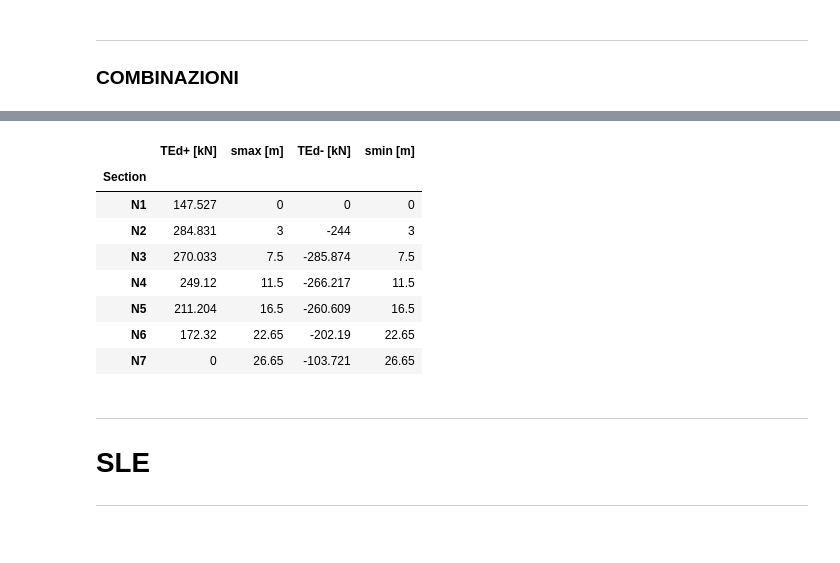
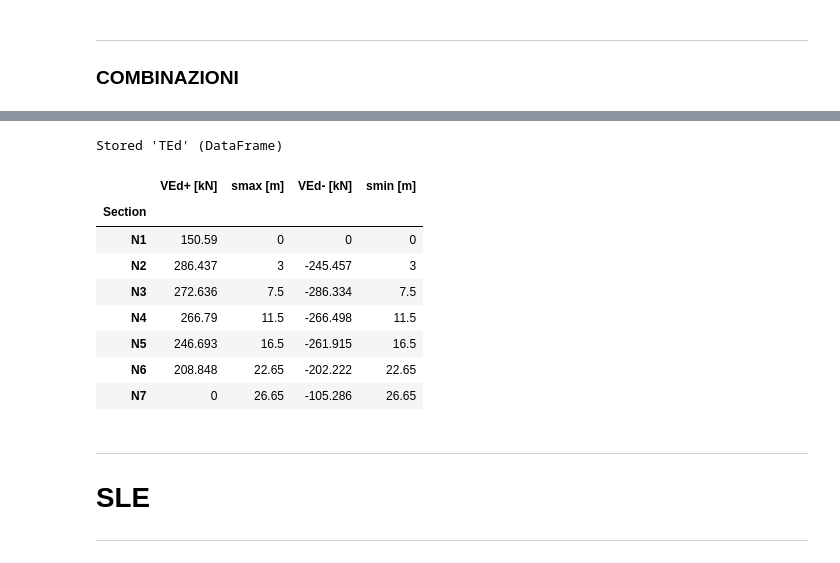
Before and after one commit to akaanzo/structural-safety, a Jupyter notebook: beam_sol.ipynb, the cells around one changed output, grey strips where cells are left out. Cells and saved outputs as stored; diff of their text form; code cells hidden in the pictures.

```diff
--- a/beam_sol.ipynb
+++ b/beam_sol.ipynb
@@ -347,5 +337,5 @@ Matrix(R5)
 # %% [output]
 $\displaystyle \left[\begin{matrix}0.016088940484343\\-0.0464791613992129\\0.197592300323337\\-0.553379107958977\\3.0620443562936\\0.554273238034834\end{matrix}\right]$
 # %%
-s = np.linspace(0,26.65, num=1000)
+s = np.arange(0, 26.65, .001)
 M5 = (X5[0] + R5[0] * s) * (Hv(s) - Hv(s-3)) + (X5[1] + R5[1]*(s-3)) * (Hv(s-3) - Hv(s-(3+4.5))) + (X5[2] + R5[2]*(s-(3+4.5)))*(Hv(s-(3+4.5)) - Hv(s-(3+4.5+4))) + (X5[3] + R5[3]*(s-(3+4.5+4)))* (Hv(s-(3+4.5+4)) - Hv(s-(3+4.5+4+5))) + (X5[4] + R5[4]*(s-(3+4.5+4+5)) - 1*(s-(3+4.5+4+5))**2 /2) * (Hv(s-(3+4.5+4+5)) - Hv(s-(3+4.5+4+5+6.15))) + (X5[5] + R5[5]*(s-(3+4.5+4+5+6.15))) * (Hv(s-(3+4.5+4+5+6.15)) - Hv(s-(3+4.5+4+5+6.15+4)))
@@ -393,5 +381,5 @@ Matrix(R6)
 # %% [output]
 $\displaystyle \left[\begin{matrix}-0.00192398086187493\\0.00555816693430534\\-0.0236288899599015\\0.0661753217441882\\-0.182311207344124\\2.21640326691657\end{matrix}\right]$
 # %%
-s = np.linspace(0,26.65, num=1000)
+s = np.arange(0, 26.65, .001)
 M6 = (X6[0] + R6[0] * s) * (Hv(s) - Hv(s-3)) + (X6[1] + R6[1]*(s-3)) * (Hv(s-3) - Hv(s-(3+4.5))) + (X6[2] + R6[2]*(s-(3+4.5)))*(Hv(s-(3+4.5)) - Hv(s-(3+4.5+4))) + (X6[3] + R6[3]*(s-(3+4.5+4)))* (Hv(s-(3+4.5+4)) - Hv(s-(3+4.5+4+5))) + (X6[4] + R6[4]*(s-(3+4.5+4+5))) * (Hv(s-(3+4.5+4+5)) - Hv(s-(3+4.5+4+5+6.15))) + (X6[5] + R6[5]*(s-(3+4.5+4+5+6.15)) -  1 *(s-(3+4.5+4+5+6.15))**2 /2) * (Hv(s-(3+4.5+4+5+6.15)) - Hv(s-(3+4.5+4+5+6.15+4)))
@@ -633,7 +618,7 @@ plt.show()
 # %% [output]
 [figure]
 # %%
-s = np.linspace(0,26.65, num=1000)
+s = np.arange(0, 26.65, .001)
 MN6 = M1*Q1max_slu + M2*Q1min_slu + M3*Q1max_slu + M4*Q2min_slu + M5*Q3max_slu + M6*Q3max_slu
 
 #----------PLOT------------------
@@ -988,7 +977,7 @@ plt.show()
 [figure]
 [figure]
 # %%
-s = np.linspace(0,26.65, num=1000)
+s = np.arange(0, 26.65, .001)
 
 plt.figure(figsize=(20,10))
 
@@ -1123,43 +1113,37 @@ TN7min =  -103.72085332670727 kN
 [figure]
 # %%
-TN1max = Tmax[1]
-TN2min = min(Tmin[0:225])
-TN2max = max(Tmax[112:225])
-TN3min = min(Tmin[250:285])
-TN3max = max(Tmax[250:285])
-TN4min = min(Tmin[290:435])
-TN4max = max(Tmax[290:435])
-TN5min = min(Tmin[450:620])
-TN5max = max(Tmax[450:620])
-TN6min = min(Tmin[650:860])
-TN6max = max(Tmax[650:860])
-TN7min = min(Tmin[900::])
-
 TEd = pd.DataFrame([
-    ['Section','TEd+ [kN]', 'smax [m]', 'TEd- [kN]', 'smin [m]'],
+    ['Section','VEd+ [kN]', 'smax [m]', 'VEd- [kN]', 'smin [m]'],
     ['N1', TN1max, 0, 0, 0],
-    ['N2', TN2max, 3, TN2min, 3],
+    ['N2', TN2max, 3.0, TN2min, 3.0],
     ['N3', TN3max, 7.5, TN3min, 7.5],
     ['N4', TN4max, 11.5, TN4min, 11.5],
     ['N5', TN5max, 16.5, TN5min, 16.5],
     ['N6', TN6max, 22.65, TN6min, 22.65],
     ['N7', 0, 26.65, TN7min, 26.65]
 ])
 TEd.columns = TEd.iloc[0]
 TEd = TEd.drop([0])
 TEd = TEd.set_index('Section')
 TEd.to_latex('export/tab/shear_slu.tex')
+
+np.savetxt('/home/matteo/ownCloud/UNITN/Tecnica-delle-Costruzioni/Esercitazione/TdC/export/var/Vmax.txt', Tmax, delimiter=',')
+np.savetxt('/home/matteo/ownCloud/UNITN/Tecnica-delle-Costruzioni/Esercitazione/TdC/export/var/Vmin.txt', Tmin, delimiter=',')
+TEd.to_csv('/home/matteo/ownCloud/UNITN/Tecnica-delle-Costruzioni/Esercitazione/TdC/export/var/VEd_slu.csv', sep=',')
+
+%store TEd
 TEd
 # %% [output]
+Stored 'TEd' (DataFrame)
-|  | TEd+ [kN] | smax [m] | TEd- [kN] | smin [m] |
+|  | VEd+ [kN] | smax [m] | VEd- [kN] | smin [m] |
 | Section |  |  |  |  |
-| N1 | 147.527 | 0 | 0 | 0 |
-| N2 | 284.831 | 3 | -244 | 3 |
-| N3 | 270.033 | 7.5 | -285.874 | 7.5 |
-| N4 | 249.12 | 11.5 | -266.217 | 11.5 |
-| N5 | 211.204 | 16.5 | -260.609 | 16.5 |
-| N6 | 172.32 | 22.65 | -202.19 | 22.65 |
-| N7 | 0 | 26.65 | -103.721 | 26.65 |
+| N1 | 150.59 | 0 | 0 | 0 |
+| N2 | 286.437 | 3 | -245.457 | 3 |
+| N3 | 272.636 | 7.5 | -286.334 | 7.5 |
+| N4 | 266.79 | 11.5 | -266.498 | 11.5 |
+| N5 | 246.693 | 16.5 | -261.915 | 16.5 |
+| N6 | 208.848 | 22.65 | -202.222 | 22.65 |
+| N7 | 0 | 26.65 | -105.286 | 26.65 |
 # %% [markdown]
 ---
 # SLE
```
Also changed, not shown: parts of 51 cells of this notebook, 26 other files.
